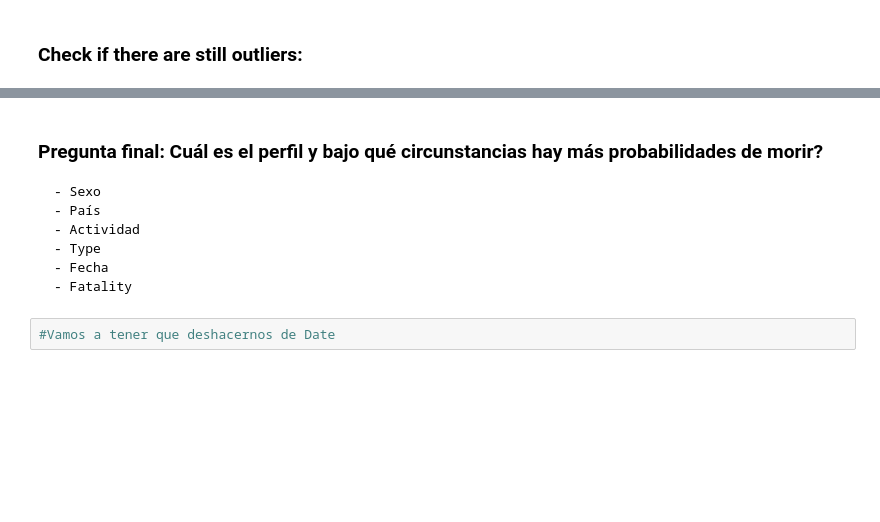
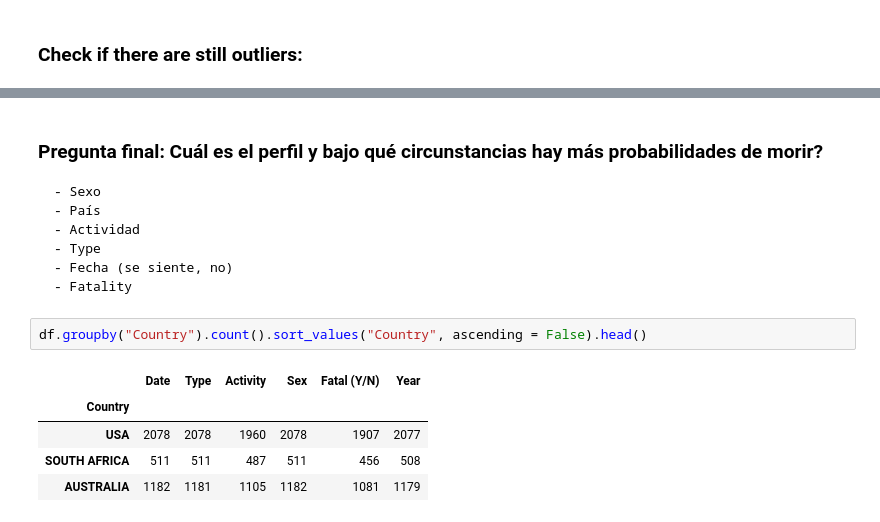
Before and after one commit to Blancurri/PR02_Pandas_Sharks, a Jupyter notebook: Project 2 - Shark Attacks.ipynb, the cells around one changed output, grey strips where cells are left out. Saved outputs shown, nothing was run; the diff lists cells and outputs as text; blank space fills up the shorter version.

```diff
--- a/Project 2 - Shark Attacks.ipynb
+++ b/Project 2 - Shark Attacks.ipynb
@@ -630,7 +676,13 @@ stats
     - País
     - Actividad
     - Type
-    - Fecha
+    - Fecha (se siente, no)
     - Fatality
-# %%
-#Vamos a tener que deshacernos de Date
+# %%
+df.groupby("Country").count().sort_values("Country", ascending = False).head()
+# %% [output]
+|  | Date | Type | Activity | Sex | Fatal (Y/N) | Year |
+| Country |  |  |  |  |  |  |
+| USA | 2078 | 2078 | 1960 | 2078 | 1907 | 2077 |
+| SOUTH AFRICA | 511 | 511 | 487 | 511 | 456 | 508 |
+| AUSTRALIA | 1182 | 1181 | 1105 | 1182 | 1081 | 1179 |
```
Also changed, not shown: parts of 22 cells of this notebook.
